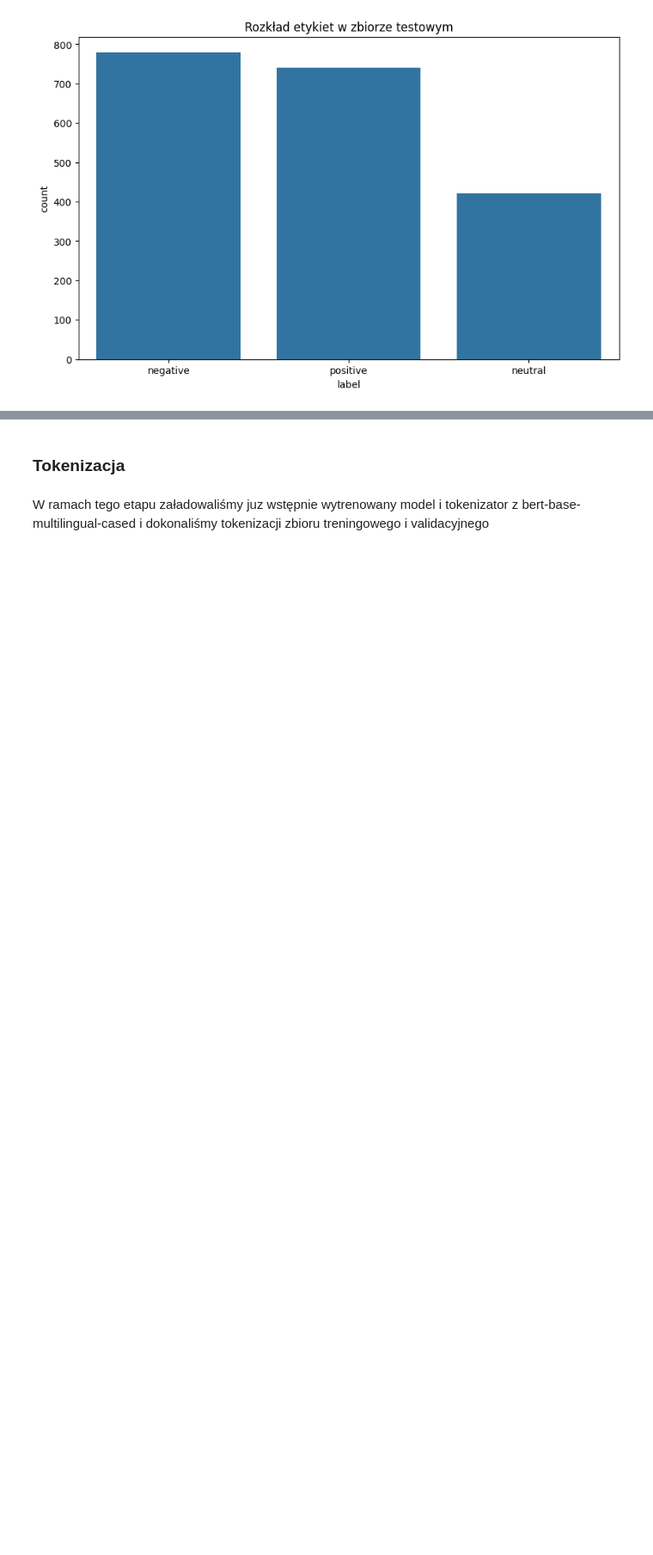
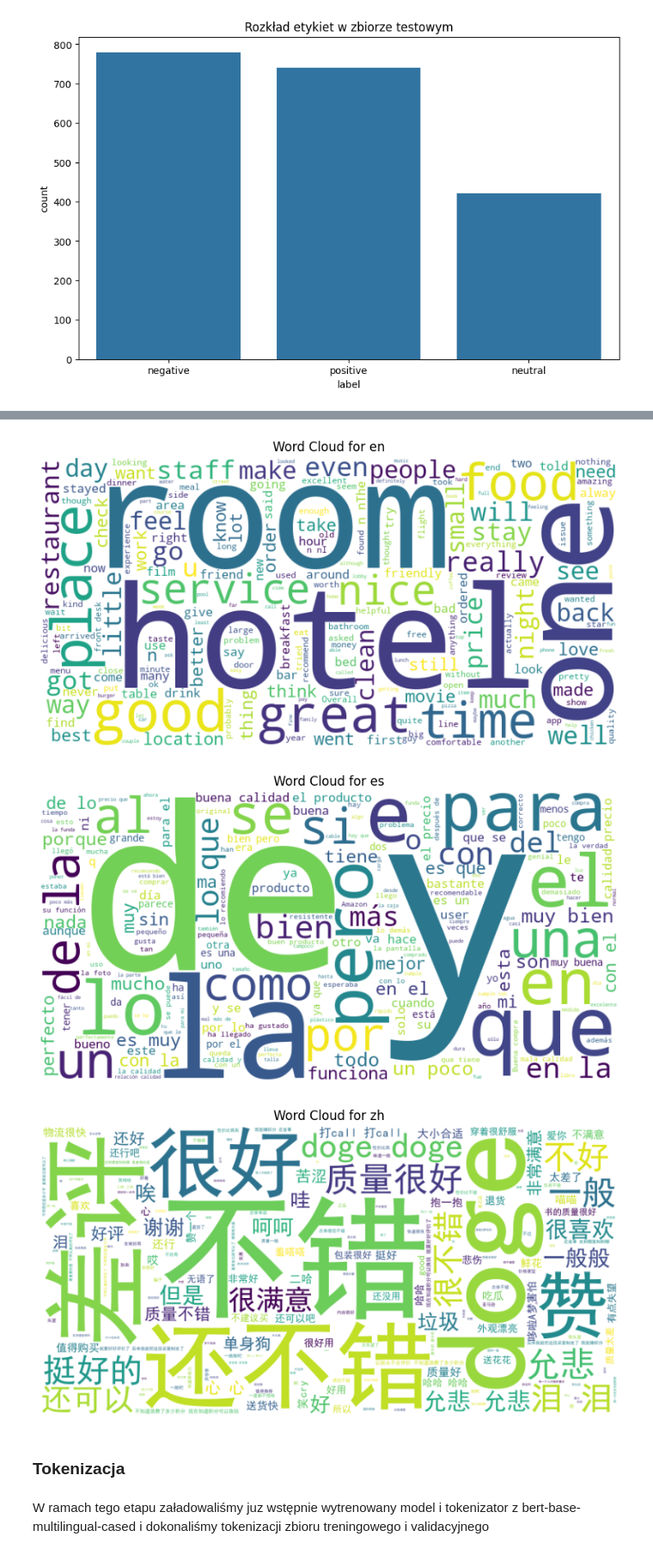
Before and after one commit to mikosovsky/Multilingual-sentiment-analysis, a Jupyter notebook: projekt.ipynb, the cells around one changed output, grey strips where cells are left out. Shown at 86% size. Saved outputs shown, nothing was run; the diff lists cells and outputs as text; code cells hidden in the pictures; blank space fills up the shorter version.

Commit message:
Add wordclouds to projekt.ipynb

```diff
--- a/projekt.ipynb
+++ b/projekt.ipynb
@@ -92,3 +15,7 @@ concatenated_dataset = concatenate_datasets(test_ds_list)
+# %%
+from datasets import load_dataset
+
+ds = load_dataset("clapAI/MultiLingualSentiment")
 # %%
 print(ds)
 # %% [output]
@@ -301,0 +342,11 @@ plt.show()
+# %%
+print(train_ds)
+
+preprocessed_dataset = train_ds.map(
+    preprocess_dataset,
+    num_proc=4,
+    batch_size=100
+)
+
+print("Original text:", preprocessed_dataset[0]['text'])
+print("Preprocessed text:", preprocessed_dataset[0]['preprocessed_text'])
@@ -302,3 +370,36 @@ plt.show()
+# %%
+from collections import Counter
+import matplotlib.pyplot as plt
+from wordcloud import WordCloud
+
+font_path = './resources/simhei.ttf'  # Path to a Chinese font file for word cloud
+
+# Create word cloud for each language
+for lang in languages_to_process:
+    # Filter dataset by language
+    lang_texts = ' '.join(preprocessed_dataset.filter(
+        lambda x: x['language'] == lang
+    )['text'])
+
+    # Create and display word cloud
+    wordcloud = WordCloud(
+        width=800,
+        height=400,
+        background_color='white',
+        font_path=font_path if lang == 'zh' else None,  # Use Chinese font for Chinese text
+    ).generate(lang_texts)
+
+    plt.figure(figsize=(10, 5))
+    plt.imshow(wordcloud, interpolation='bilinear')
+    plt.axis('off')
+    plt.title(f'Word Cloud for {lang}')
+    plt.show()
+
+    wordcloud.to_file(f'./wordclouds/wordcloud_{lang}.png')  # Save word cloud to file
+# %% [output]
+[figure, added]
+[figure, added]
+[figure, added]
 # %% [markdown]
 ### Tokenizacja
 # %% [markdown]
```
Also changed, not shown: parts of 17 cells of this notebook, 5 other files.
